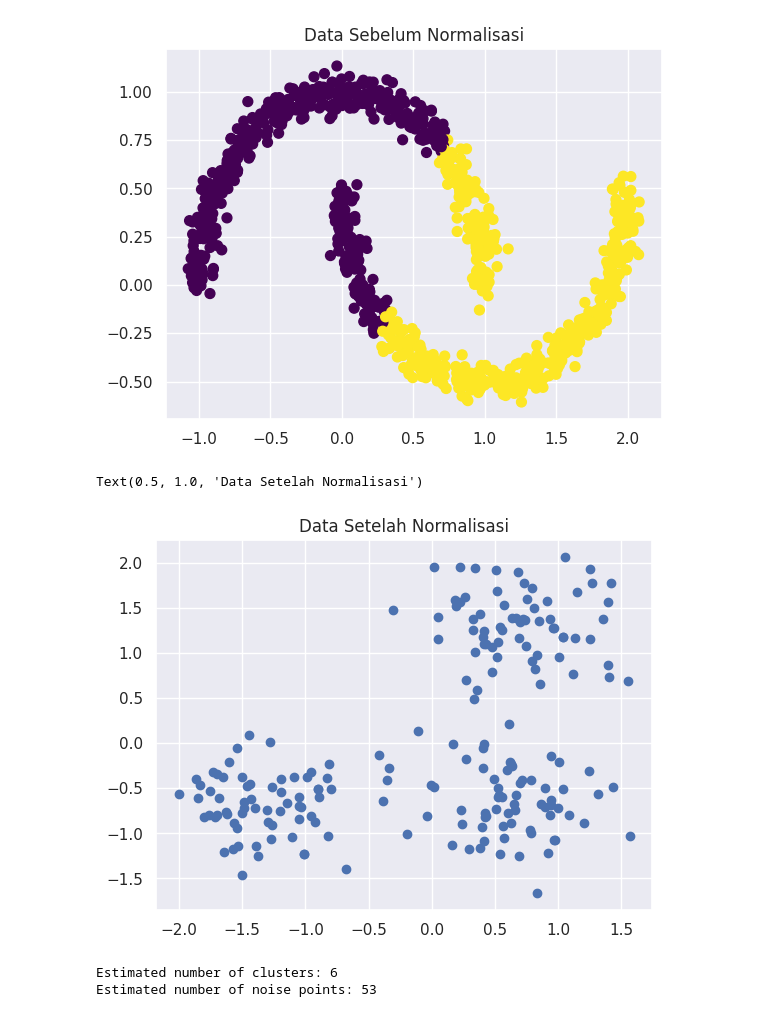
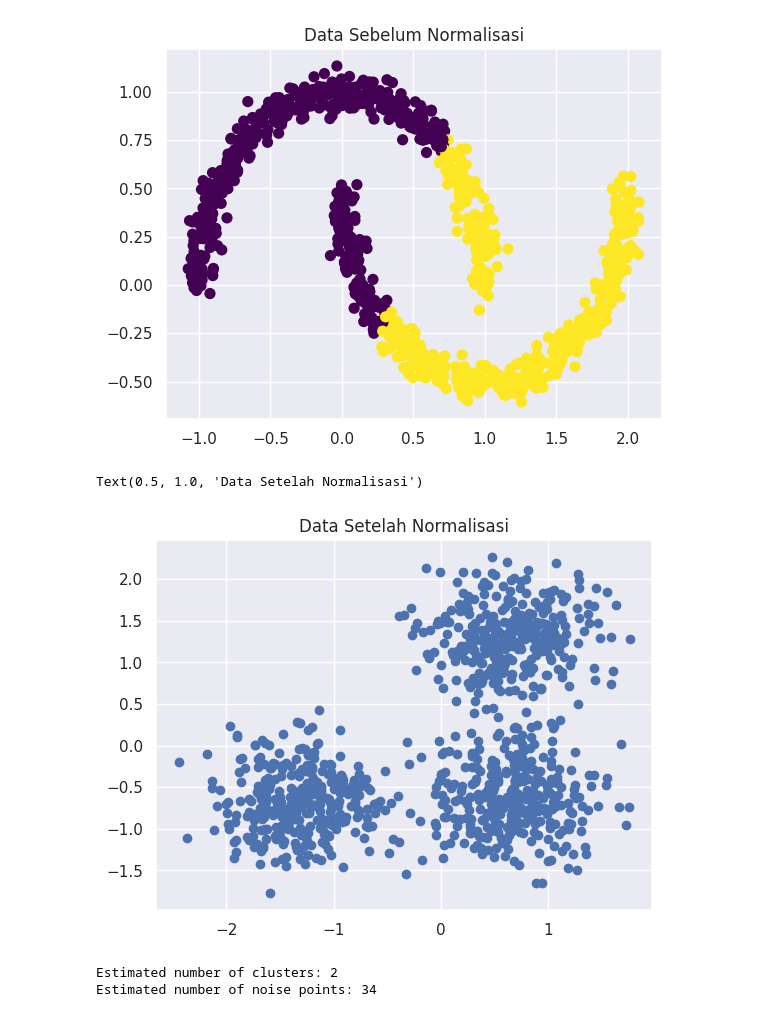
Before and after one commit to Fatikah002/MachineLearning, a Jupyter notebook: JS04_Klasterisasi.ipynb, the cells around one changed output. Cells and saved outputs as stored; diff of their text form; code cells hidden in the pictures.

```diff
--- a/JS04_Klasterisasi.ipynb
+++ b/JS04_Klasterisasi.ipynb
@@ -548,15 +548,15 @@ Text(0.5, 1.0, 'Data Sebelum Normalisasi')
 # %%
 centers = [[1, 1], [-1, -1], [1, -1]]
 x, labels_true = make_blobs(
-    n_samples=200, centers=centers, cluster_std=0.4, random_state=0,
+    n_samples=1000, centers=centers, cluster_std=0.4, random_state=0,
 )
 
 x = StandardScaler().fit_transform(x)
 plt.scatter(x[:, 0], x[:, 1])
 plt.title("Data Setelah Normalisasi")
 # %% [output]
 Text(0.5, 1.0, 'Data Setelah Normalisasi')
-[figure, old version]
+[figure, new version]
 # %%
 # 2. Jalankan DBSCAN dengan eps=0.2, min_samples=5, hitung jumlah klaster & noise.
 db = DBSCAN(eps=0.2, min_samples=5).fit(x)
@@ -569,8 +569,8 @@ n_noise_ = list(labels).count(-1)
 print("Estimated number of clusters: %d" % n_clusters_)
 print("Estimated number of noise points: %d" % n_noise_)
 # %% [output]
-Estimated number of clusters: 6
-Estimated number of noise points: 53
+Estimated number of clusters: 2
+Estimated number of noise points: 34
 # %%
 # 3.Evaluasi dengan metrik: Homogeneity, Completeness, V-measure, ARI, AMI, Silhouette.
 
```
Also changed, not shown: parts of 12 cells of this notebook.
